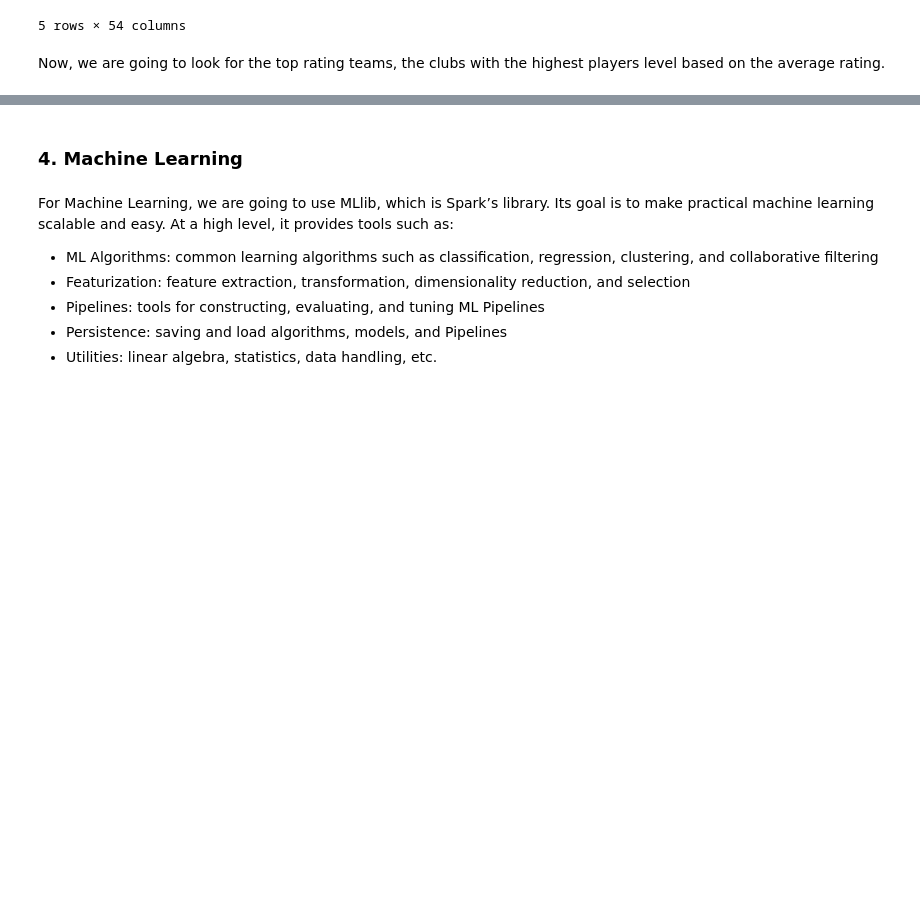
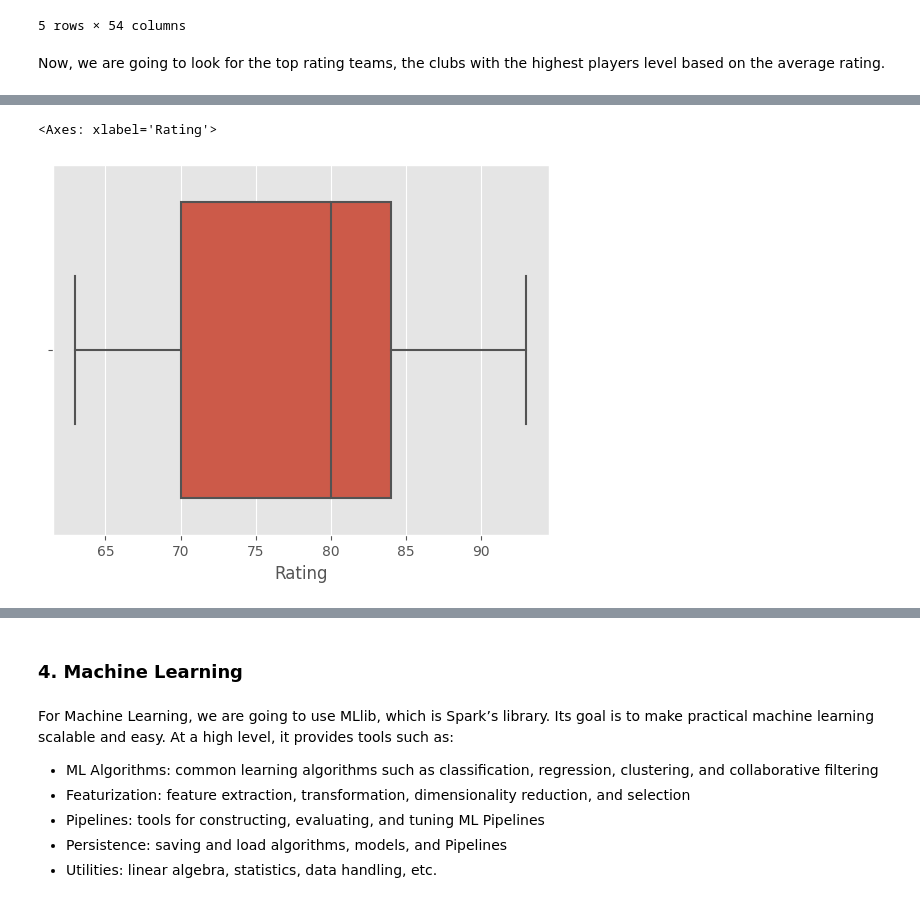
Before and after one commit to josefernandezest98/training, a Jupyter notebook: PySpark_Training/pyspark_training_notebook.ipynb, the cells around one changed output, grey strips where cells are left out. Drawn from its saved outputs; the diff is of its cells as text; code cells hidden in the pictures; blank space fills up the shorter version.

```diff
--- a/PySpark_Training/pyspark_training_notebook.ipynb
+++ b/PySpark_Training/pyspark_training_notebook.ipynb
@@ -447,0 +419,3 @@ NameError: ignored
+# %%
+fc_barcelona = fifa_df.where(fifa_df.Club == 'FC Barcelona')
+fc_barcelona.show(5)
@@ -447,0 +433,8 @@ NameError: ignored
+# %%
+import seaborn as sns
+
+fc_barcelona_df = fc_barcelona.toPandas()
+sns.boxplot(x=fc_barcelona_df['Rating'])
+# %% [output]
+<Axes: xlabel='Rating'>
+[figure, added]
```
Also changed, not shown: parts of 10 cells of this notebook.
